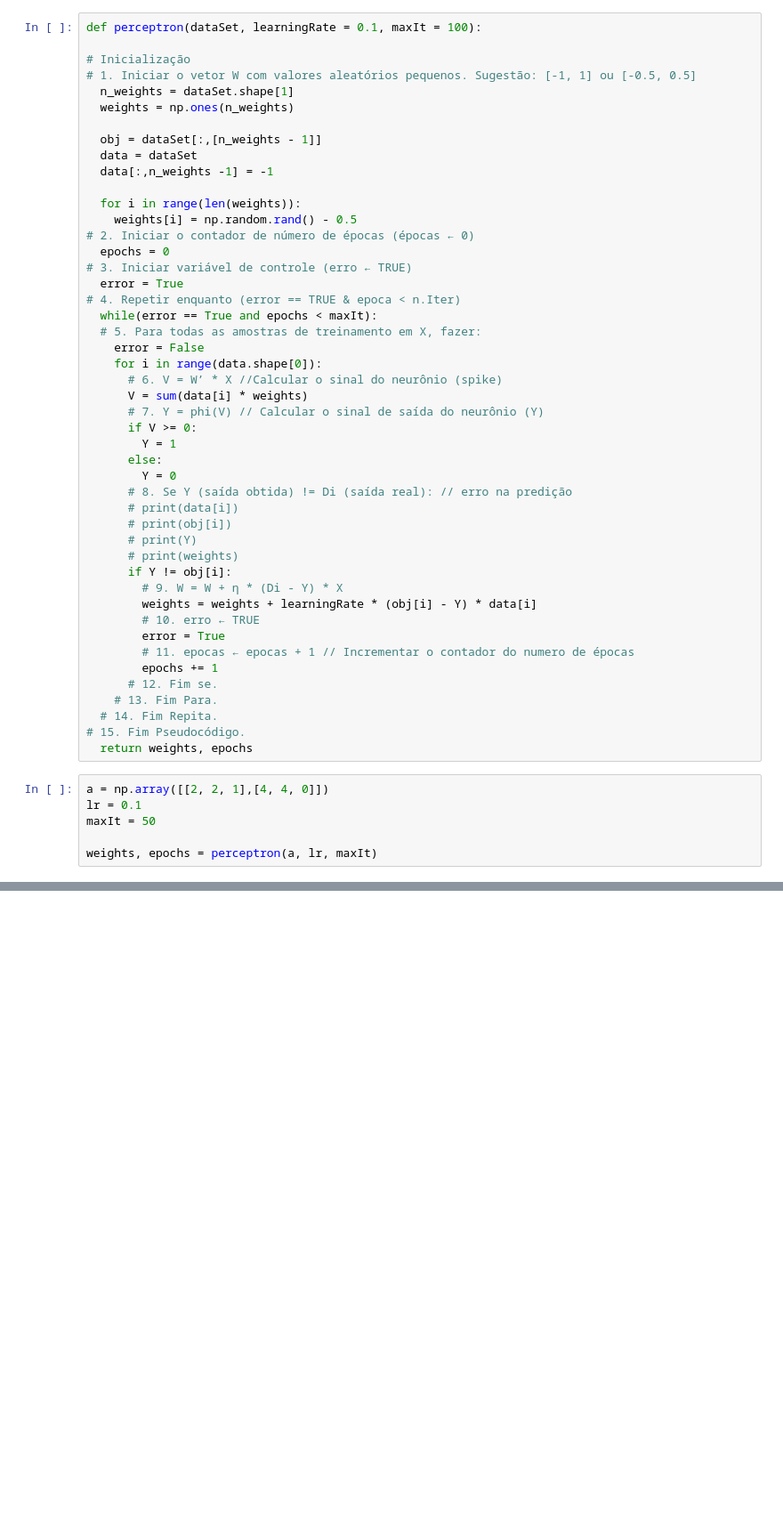
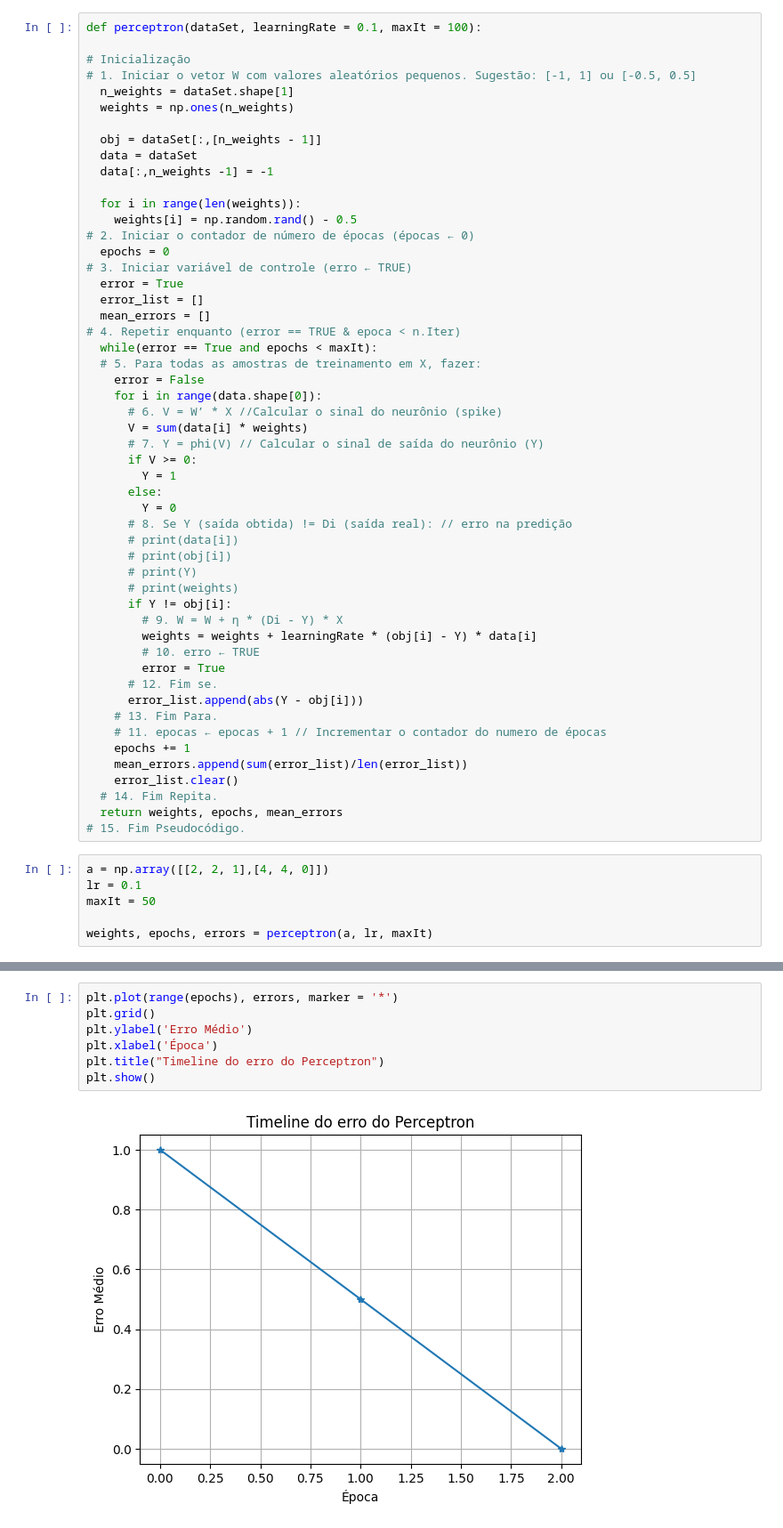
Before and after one commit to andryll/SI2, a Jupyter notebook: codes/algorithms/Perceptron.ipynb, the cells around one changed output, grey strips where cells are left out. Shown at 89% size. Drawn from its saved outputs; the diff is of its cells as text; blank space fills up the shorter version.

```diff
--- a/codes/algorithms/Perceptron.ipynb
+++ b/codes/algorithms/Perceptron.ipynb
@@ -21,6 +23,8 @@ def perceptron(dataSet, learningRate = 0.1, maxIt = 100):
   epochs = 0
 # 3. Iniciar variável de controle (erro ← TRUE)
   error = True
+  error_list = []
+  mean_errors = []
 # 4. Repetir enquanto (error == TRUE & epoca < n.Iter)
   while(error == True and epochs < maxIt):
   # 5. Para todas as amostras de treinamento em X, fazer:
@@ -43,16 +47,19 @@ def perceptron(dataSet, learningRate = 0.1, maxIt = 100):
         weights = weights + learningRate * (obj[i] - Y) * data[i]
         # 10. erro ← TRUE
         error = True
-        # 11. epocas ← epocas + 1 // Incrementar o contador do numero de épocas
-        epochs += 1
       # 12. Fim se.
+      error_list.append(abs(Y - obj[i]))
     # 13. Fim Para.
+    # 11. epocas ← epocas + 1 // Incrementar o contador do numero de épocas
+    epochs += 1
+    mean_errors.append(sum(error_list)/len(error_list))
+    error_list.clear()
   # 14. Fim Repita.
+  return weights, epochs, mean_errors
 # 15. Fim Pseudocódigo.
-  return weights, epochs
 # %%
 a = np.array([[2, 2, 1],[4, 4, 0]])
 lr = 0.1
 maxIt = 50
 
-weights, epochs = perceptron(a, lr, maxIt)
+weights, epochs, errors = perceptron(a, lr, maxIt)
@@ -66,0 +66,9 @@ print(epochs)
+# %%
+plt.plot(range(epochs), errors, marker = '*')
+plt.grid()
+plt.ylabel('Erro Médio')
+plt.xlabel('Época')
+plt.title("Timeline do erro do Perceptron")
+plt.show()
+# %% [output]
+[figure, added]
```
Also changed, not shown: parts of 8 cells of this notebook.
